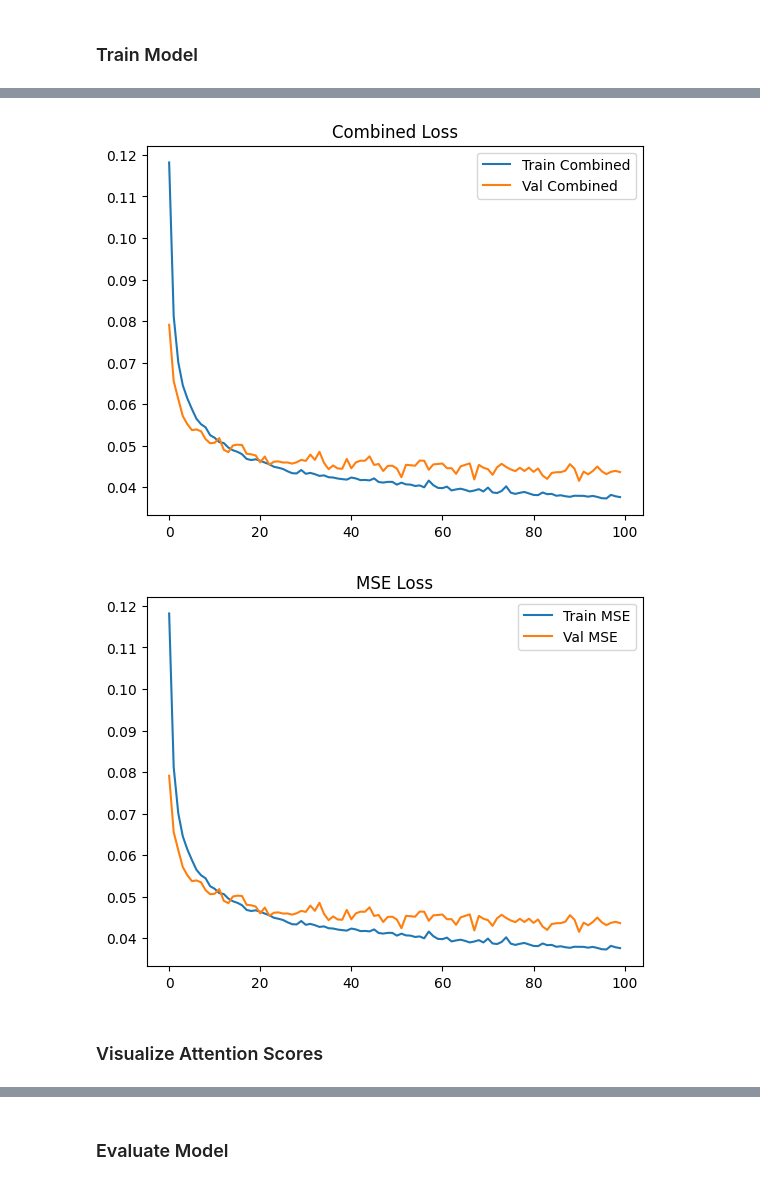
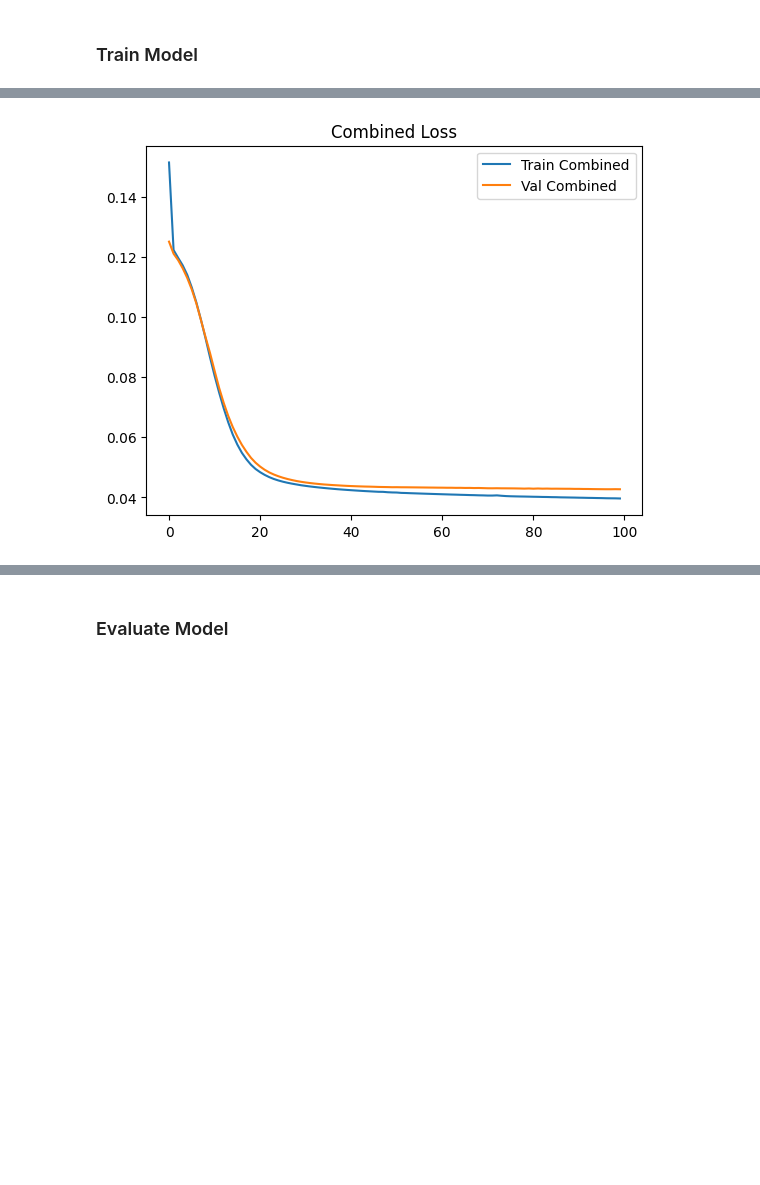
Before and after one commit to LukeV37/Pythia, a Jupyter notebook: Jet_Attention_Model_Event_Level.ipynb, the cells around one changed output, grey strips where cells are left out. Cells and saved outputs as stored; diff of their text form; code cells hidden in the pictures; blank space fills up the shorter version.

```diff
--- a/Jet_Attention_Model_Event_Level.ipynb
+++ b/Jet_Attention_Model_Event_Level.ipynb
@@ -277,13 +307,15 @@ class Model(nn.Module):
     def __init__(self):
         super(Model, self).__init__()
 
-        self.embed_dim = 128
-        self.num_heads = 16
+        self.embed_dim = 256
+        self.num_heads = 8
         self.num_jet_feats = 3
         self.num_trk_feats = 3
 
         self.jet_initializer = nn.Linear(self.num_jet_feats, self.embed_dim)
         self.trk_initializer = nn.Linear(self.num_trk_feats, self.embed_dim)
+
+        self.jet_postprocess = nn.Linear(self.embed_dim*2, self.embed_dim*2)
 
         self.multihead_attn_jet = nn.MultiheadAttention(self.embed_dim*2, self.num_heads,batch_first=True)
         self.multihead_attn_trk = nn.MultiheadAttention(self.embed_dim, self.num_heads,batch_first=True)
@@ -301,10 +333,11 @@ class Model(nn.Module):
         key = trk_init
         value = trk_init
         trk_embedding, trk_weights = self.multihead_attn_trk(query, key, value)
-        trk_aggregated = trk_embedding.sum(dim=1)
 
         # Generate meaningful jet_embedding using info from trk_aggregated
+        trk_aggregated = trk_embedding.sum(dim=1)
         jet_embedding = torch.cat((jet_init, trk_aggregated),1)
+        jet_embedding = F.relu(self.jet_postprocess(jet_embedding))
 
         # Update embeddings of jets in the contex of entire event
         query = jet_embedding
@@ -415,7 +449,7 @@ print()
 model = Model()
 model.to(device)
 
-optimizer = optim.Adam(model.parameters(), lr=0.000005)
+optimizer = optim.Adam(model.parameters(), lr=0.0000005)
 
 loss_fn1 = nn.MSELoss()
 loss_fn2 = nn.BCELoss()
@@ -431,11 +465,11 @@ plt.plot(combined_history[:,1], label="Val Combined")
 plt.title('Combined Loss')
 plt.legend()
 plt.show()
-plt.plot(mse_history[:,0], label="Train MSE")
-plt.plot(mse_history[:,1], label="Val MSE")
-plt.title('MSE Loss')
-plt.legend()
-plt.show()
+#plt.plot(mse_history[:,0], label="Train MSE")
+#plt.plot(mse_history[:,1], label="Val MSE")
+#plt.title('MSE Loss')
+#plt.legend()
+#plt.show()
 #plt.plot(bce_history[:,0], label="Train BCE")
 #plt.plot(bce_history[:,1], label="Val BCE")
 #plt.title('BCE Loss')
@@ -462,4 +496 @@ Epoch: 99       Train Loss: 0.037648    Val Loss: 0.043673
-[figure, old version]
+[figure, new version]
-[figure, removed]
-# %% [markdown]
-### Visualize Attention Scores
```
Also changed, not shown: parts of 13 cells of this notebook.
